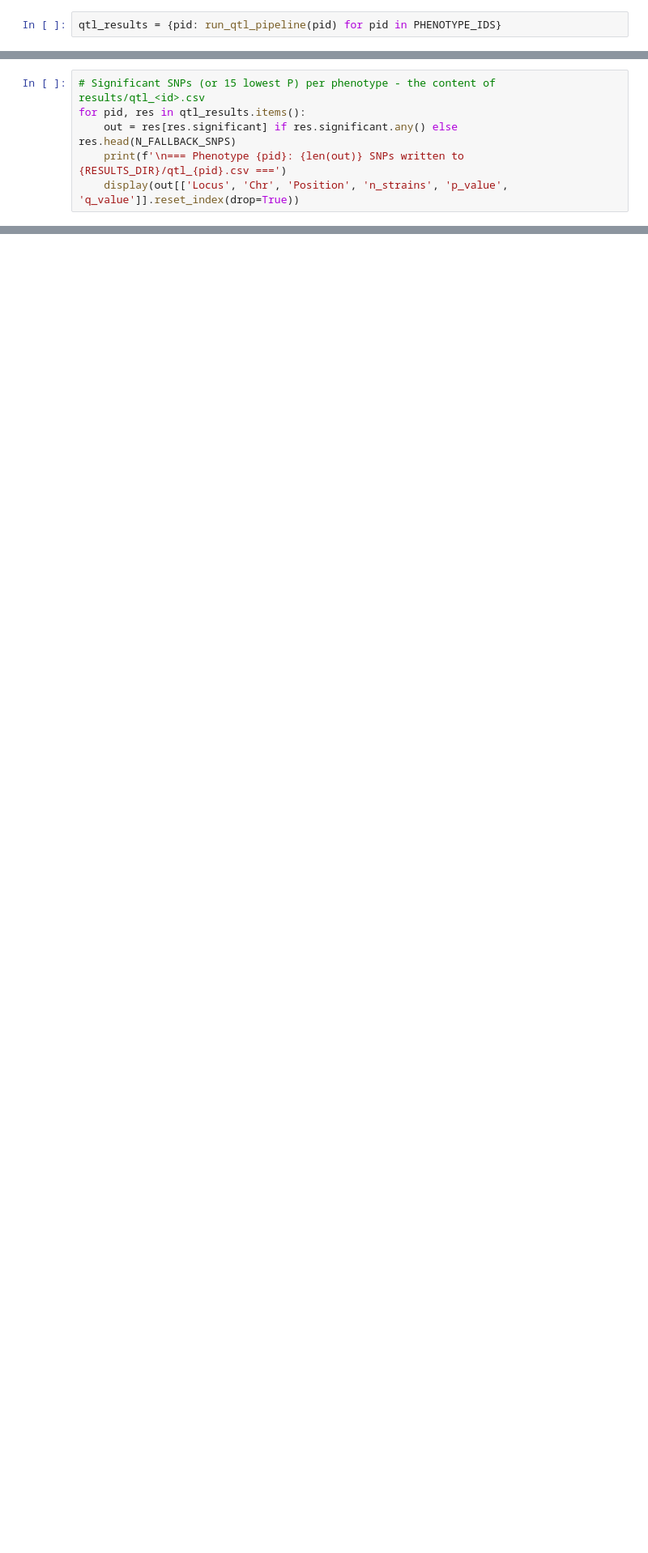
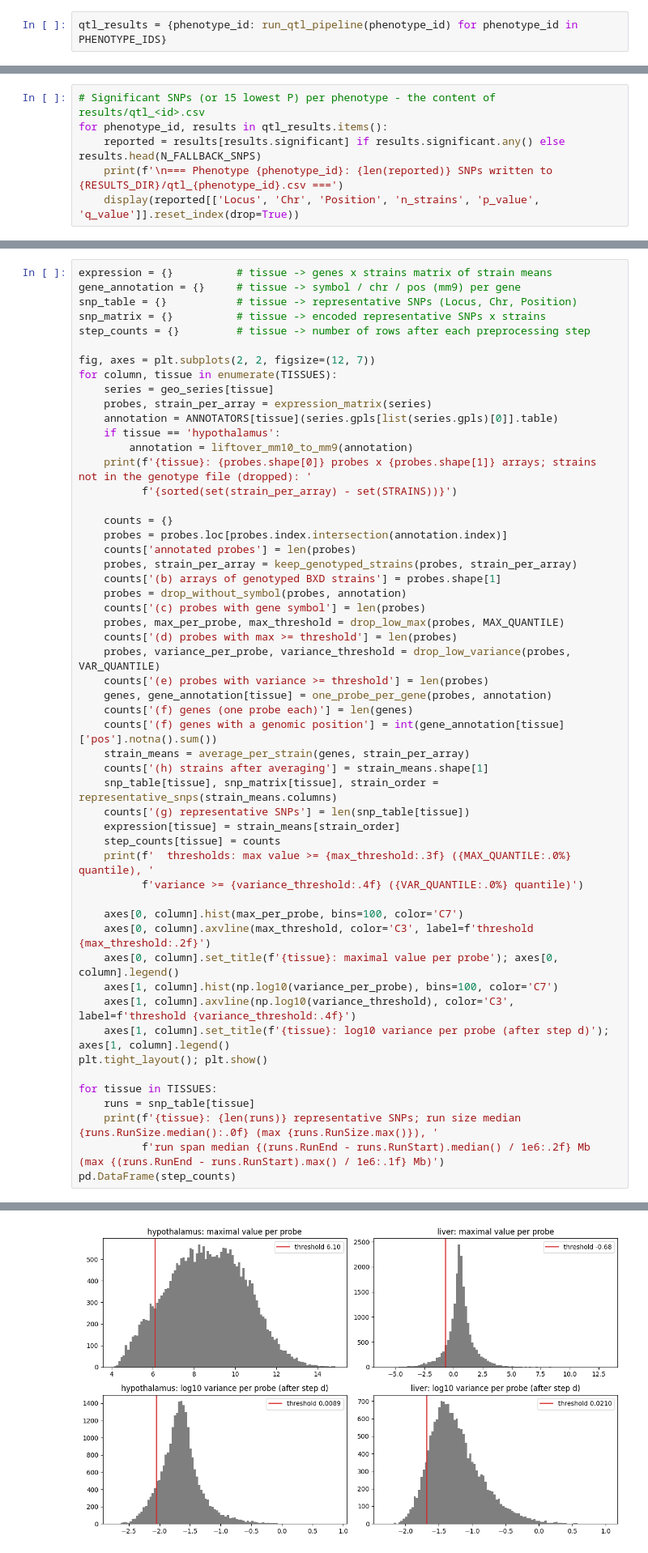
Before and after one commit to amit-sk/system-genetics-project, a Jupyter notebook: system_genetics_project.ipynb, the cells around one changed output, grey strips where cells are left out. Shown at 81% size. Saved outputs shown, nothing was run; the diff lists cells and outputs as text; blank space fills up the shorter version.

```diff
--- a/system_genetics_project.ipynb
+++ b/system_genetics_project.ipynb
@@ -176,7 +177,7 @@ def run_qtl_pipeline(phenotype_id, alpha=FDR_ALPHA, save=True, verbose=True):
 # %% [markdown]
 ### QTL scan of the two chosen phenotypes
 # %%
-qtl_results = {pid: run_qtl_pipeline(pid) for pid in PHENOTYPE_IDS}
+qtl_results = {phenotype_id: run_qtl_pipeline(phenotype_id) for phenotype_id in PHENOTYPE_IDS}
 # %% [output]
 Phenotype 881: Central nervous system, morphology: Striatum volume, dorsal striatum, bilateral and adjusted for shrinkage, age, sex, plane of section, and BXD group/epoch (mm^3)
   strains measured: 53  |  SNPs tested: 3796
@@ -188,10 +189,10 @@ Phenotype 1231: Morphine response (50 mg/kg ip), locomotion from 0-180 min (tota
   significant SNPs per chromosome: {5: 7, 10: 25, 11: 6}
 # %%
 # Significant SNPs (or 15 lowest P) per phenotype - the content of results/qtl_<id>.csv
-for pid, res in qtl_results.items():
-    out = res[res.significant] if res.significant.any() else res.head(N_FALLBACK_SNPS)
-    print(f'\n=== Phenotype {pid}: {len(out)} SNPs written to {RESULTS_DIR}/qtl_{pid}.csv ===')
-    display(out[['Locus', 'Chr', 'Position', 'n_strains', 'p_value', 'q_value']].reset_index(drop=True))
+for phenotype_id, results in qtl_results.items():
+    reported = results[results.significant] if results.significant.any() else results.head(N_FALLBACK_SNPS)
+    print(f'\n=== Phenotype {phenotype_id}: {len(reported)} SNPs written to {RESULTS_DIR}/qtl_{phenotype_id}.csv ===')
+    display(reported[['Locus', 'Chr', 'Position', 'n_strains', 'p_value', 'q_value']].reset_index(drop=True))
 # %% [output]
 === Phenotype 881: 24 SNPs written to results/qtl_881.csv ===
 |  | Locus | Chr | Position | n_strains | p_value | q_value |
@@ -234,0 +403,54 @@ for pid, res in qtl_results.items():
+# %%
+expression = {}          # tissue -> genes x strains matrix of strain means
+gene_annotation = {}     # tissue -> symbol / chr / pos (mm9) per gene
+snp_table = {}           # tissue -> representative SNPs (Locus, Chr, Position)
+snp_matrix = {}          # tissue -> encoded representative SNPs x strains
+step_counts = {}         # tissue -> number of rows after each preprocessing step
+
+fig, axes = plt.subplots(2, 2, figsize=(12, 7))
+for column, tissue in enumerate(TISSUES):
+    series = geo_series[tissue]
+    probes, strain_per_array = expression_matrix(series)
+    annotation = ANNOTATORS[tissue](series.gpls[list(series.gpls)[0]].table)
+    if tissue == 'hypothalamus':
+        annotation = liftover_mm10_to_mm9(annotation)
+    print(f'{tissue}: {probes.shape[0]} probes x {probes.shape[1]} arrays; strains not in the genotype file (dropped): '
+          f'{sorted(set(strain_per_array) - set(STRAINS))}')
+
+    counts = {}
+    probes = probes.loc[probes.index.intersection(annotation.index)]
+    counts['annotated probes'] = len(probes)
+    probes, strain_per_array = keep_genotyped_strains(probes, strain_per_array)
+    counts['(b) arrays of genotyped BXD strains'] = probes.shape[1]
+    probes = drop_without_symbol(probes, annotation)
+    counts['(c) probes with gene symbol'] = len(probes)
+    probes, max_per_probe, max_threshold = drop_low_max(probes, MAX_QUANTILE)
+    counts['(d) probes with max >= threshold'] = len(probes)
+    probes, variance_per_probe, variance_threshold = drop_low_variance(probes, VAR_QUANTILE)
+    counts['(e) probes with variance >= threshold'] = len(probes)
+    genes, gene_annotation[tissue] = one_probe_per_gene(probes, annotation)
+    counts['(f) genes (one probe each)'] = len(genes)
+    counts['(f) genes with a genomic position'] = int(gene_annotation[tissue]['pos'].notna().sum())
+    strain_means = average_per_strain(genes, strain_per_array)
+    counts['(h) strains after averaging'] = strain_means.shape[1]
+    snp_table[tissue], snp_matrix[tissue], strain_order = representative_snps(strain_means.columns)
+    counts['(g) representative SNPs'] = len(snp_table[tissue])
+    expression[tissue] = strain_means[strain_order]
+    step_counts[tissue] = counts
+    print(f'  thresholds: max value >= {max_threshold:.3f} ({MAX_QUANTILE:.0%} quantile), '
+          f'variance >= {variance_threshold:.4f} ({VAR_QUANTILE:.0%} quantile)')
+
+    axes[0, column].hist(max_per_probe, bins=100, color='C7')
+    axes[0, column].axvline(max_threshold, color='C3', label=f'threshold {max_threshold:.2f}')
+    axes[0, column].set_title(f'{tissue}: maximal value per probe'); axes[0, column].legend()
+    axes[1, column].hist(np.log10(variance_per_probe), bins=100, color='C7')
+    axes[1, column].axvline(np.log10(variance_threshold), color='C3', label=f'threshold {variance_threshold:.4f}')
+    axes[1, column].set_title(f'{tissue}: log10 variance per probe (after step d)'); axes[1, column].legend()
+plt.tight_layout(); plt.show()
+
+for tissue in TISSUES:
+    runs = snp_table[tissue]
+    print(f'{tissue}: {len(runs)} representative SNPs; run size median {runs.RunSize.median():.0f} (max {runs.RunSize.max()}), '
+          f'run span median {(runs.RunEnd - runs.RunStart).median() / 1e6:.2f} Mb (max {(runs.RunEnd - runs.RunStart).max() / 1e6:.1f} Mb)')
+pd.DataFrame(step_counts)
+# %% [output]
@@ -234,0 +461 @@ for pid, res in qtl_results.items():
+[figure, added]
```
Also changed, not shown: parts of 13 cells of this notebook, 12 other files.
